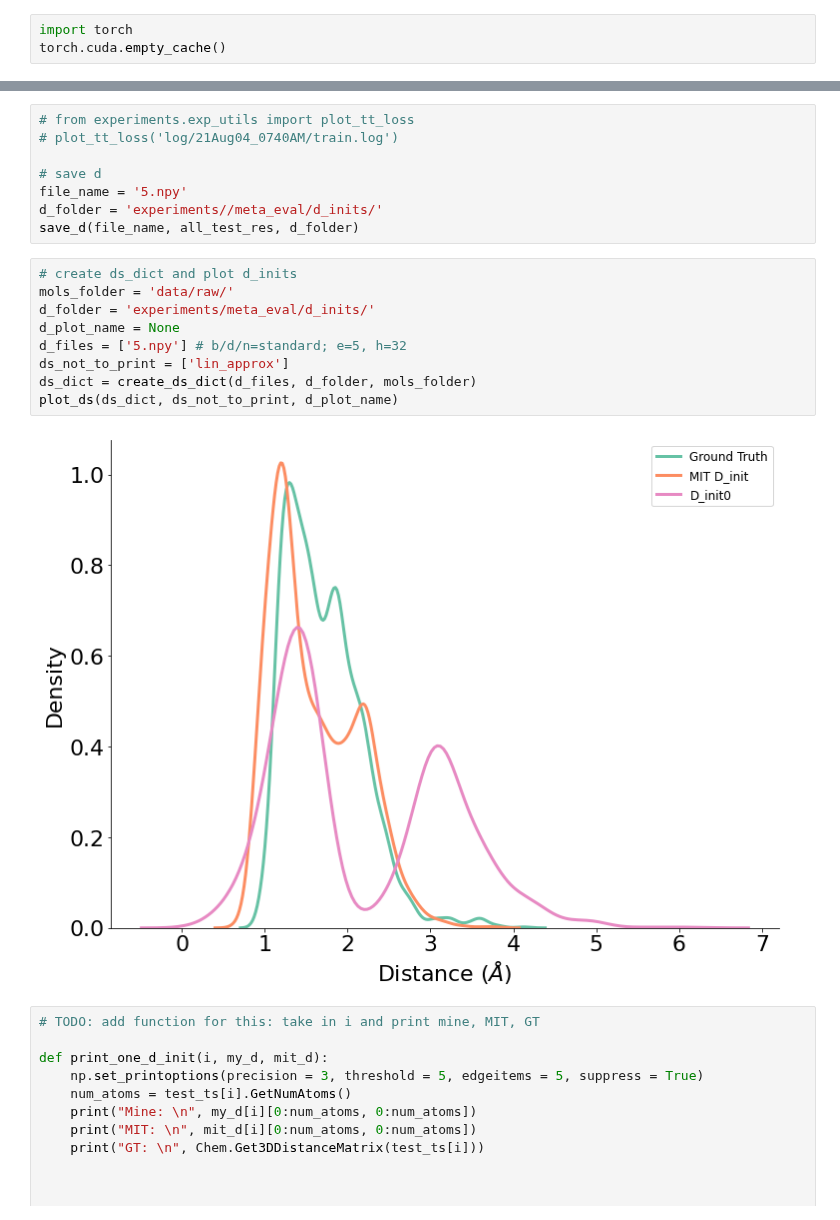
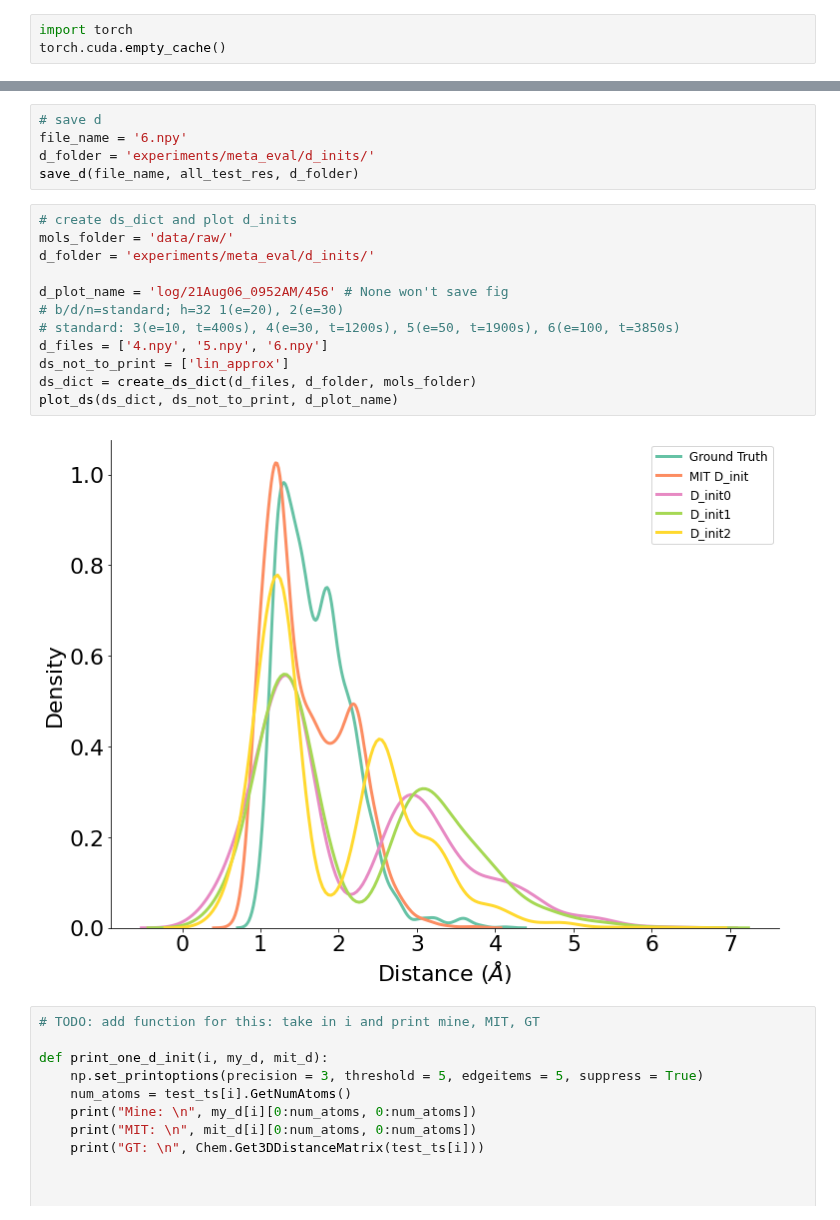
Before and after one commit to avishvj/3d-reactions, a Jupyter notebook: ts_gen_port.ipynb, the cells around one changed output, grey strips where cells are left out. Cells and saved outputs as stored; diff of their text form.

```diff
--- a/ts_gen_port.ipynb
+++ b/ts_gen_port.ipynb
@@ -20,22 +38,22 @@ Best Test Loss 0.20933839089309128 on Epoch 1
 # %%
-# from experiments.exp_utils import plot_tt_loss
-# plot_tt_loss('log/21Aug04_0740AM/train.log')
-
 # save d
-file_name = '5.npy'
-d_folder = 'experiments//meta_eval/d_inits/'
+file_name = '6.npy'
+d_folder = 'experiments/meta_eval/d_inits/'
 save_d(file_name, all_test_res, d_folder)
 # %%
 # create ds_dict and plot d_inits
 mols_folder = 'data/raw/'
 d_folder = 'experiments/meta_eval/d_inits/'
-d_plot_name = None
-d_files = ['5.npy'] # b/d/n=standard; e=5, h=32
+
+d_plot_name = 'log/21Aug06_0952AM/456' # None won't save fig
+# b/d/n=standard; h=32 1(e=20), 2(e=30)
+# standard: 3(e=10, t=400s), 4(e=30, t=1200s), 5(e=50, t=1900s), 6(e=100, t=3850s)
+d_files = ['4.npy', '5.npy', '6.npy']
 ds_not_to_print = ['lin_approx']
 ds_dict = create_ds_dict(d_files, d_folder, mols_folder)
 plot_ds(ds_dict, ds_not_to_print, d_plot_name)
 # %% [output]
-[figure, old version]
+[figure, new version]
 # %%
 # TODO: add function for this: take in i and print mine, MIT, GT
 
```
Also changed, not shown: parts of 2 cells of this notebook, 38 other files.
